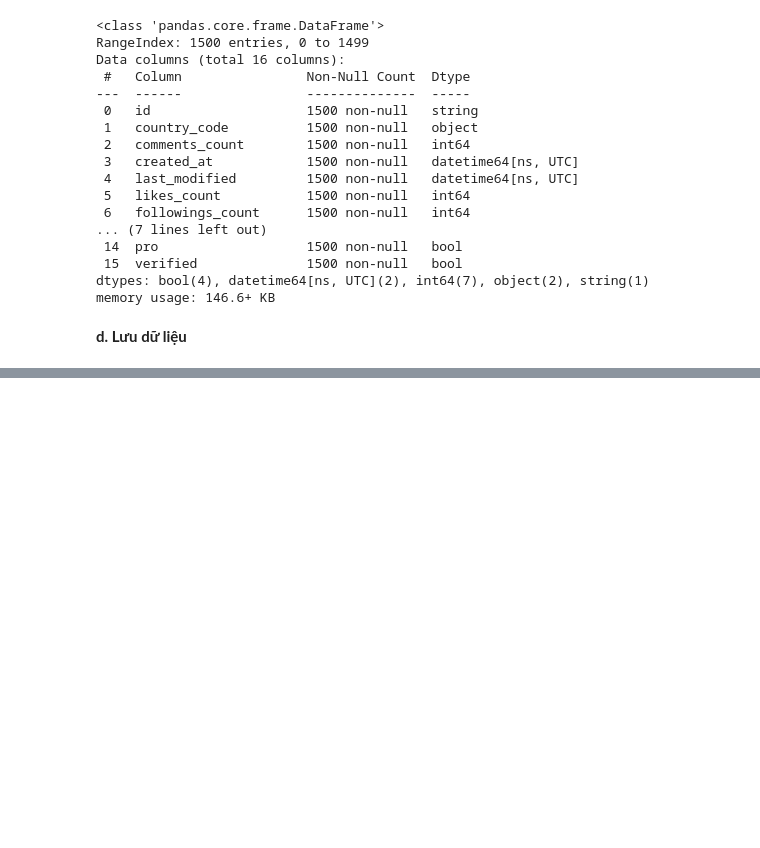
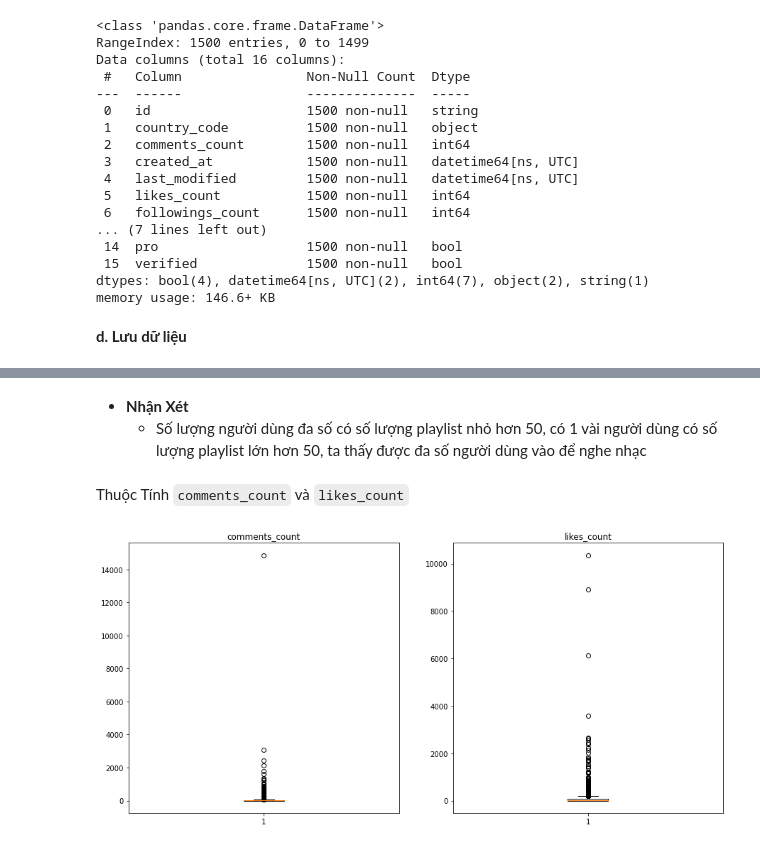
Before and after one commit to trile101/Project2_DataAnalysis_Soundcloud, a Jupyter notebook: User/User.ipynb, the cells around one changed output, grey strips where cells are left out. Drawn from its saved outputs; the diff is of its cells as text; code cells hidden in the pictures; blank space fills up the shorter version.

```diff
--- a/User/User.ipynb
+++ b/User/User.ipynb
@@ -415,0 +461,17 @@ new_users.to_csv("New_Users.csv", index=False)
+# %% [markdown]
+- **Nhận Xét**
+  + Số lượng người dùng đa số có số lượng playlist nhỏ hơn 50, có 1 vài người dùng có số lượng playlist lớn hơn 50, ta thấy được đa số người dùng vào để nghe nhạc
+# %% [markdown]
+Thuộc Tính `comments_count` và `likes_count`
+# %%
+figure, axis = plt.subplots(1, 2, figsize=(15,7))
+
+axis[0].boxplot(data["comments_count"])
+axis[0].set_title("comments_count")
+
+axis[1].boxplot(data["likes_count"])
+axis[1].set_title("likes_count")
+
+plt.show()
+# %% [output]
+[figure, added]
```
Also changed, not shown: parts of 41 cells of this notebook.
